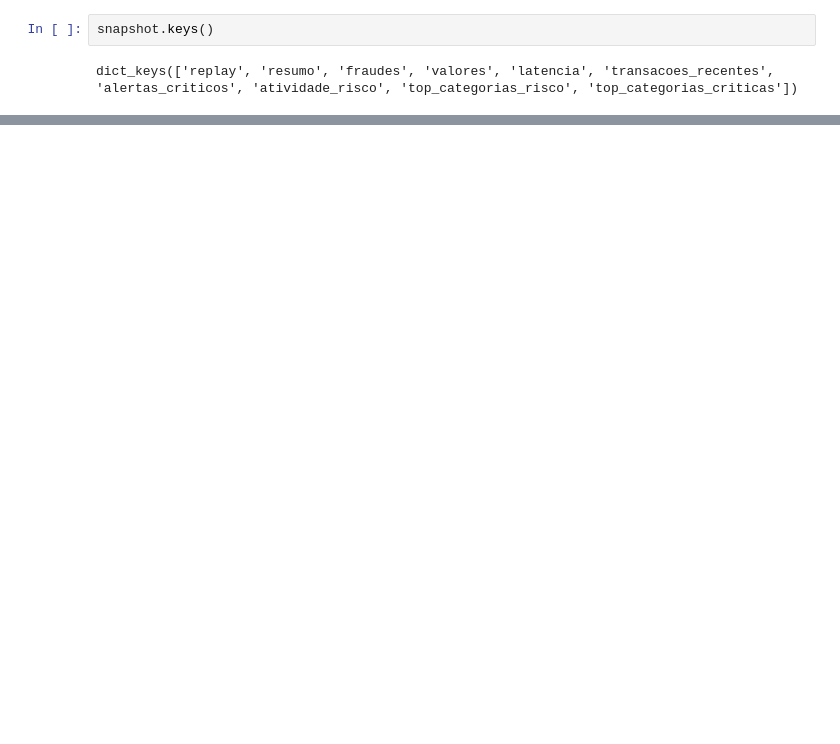
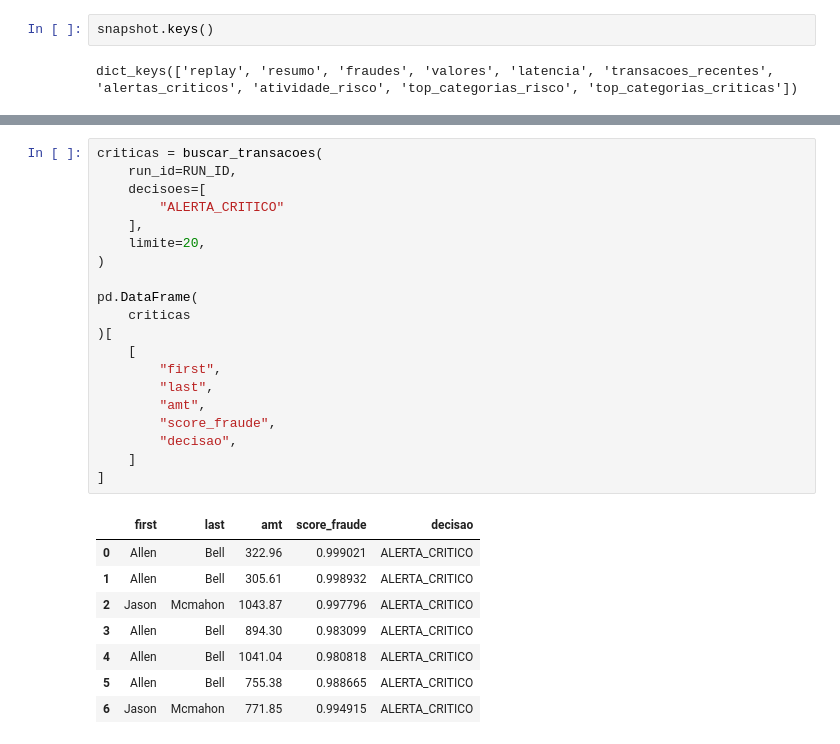
Before and after one commit to lucao-py/ccard_fraud_ml, a Jupyter notebook: notebooks/09. Replay Temporal.ipynb, the cells around one changed output, grey strips where cells are left out. Cells and saved outputs as stored; diff of their text form; blank space fills up the shorter version.

```diff
--- a/notebooks/09. Replay Temporal.ipynb
+++ b/notebooks/09. Replay Temporal.ipynb
@@ -406,0 +467,29 @@ dict_keys(['replay', 'resumo', 'fraudes', 'valores', 'latencia', 'transacoes_rec
+# %%
+criticas = buscar_transacoes(
+    run_id=RUN_ID,
+    decisoes=[
+        "ALERTA_CRITICO"
+    ],
+    limite=20,
+)
+
+pd.DataFrame(
+    criticas
+)[
+    [
+        "first",
+        "last",
+        "amt",
+        "score_fraude",
+        "decisao",
+    ]
+]
+# %% [output]
+|  | first | last | amt | score_fraude | decisao |
+| 0 | Allen | Bell | 322.96 | 0.999021 | ALERTA_CRITICO |
+| 1 | Allen | Bell | 305.61 | 0.998932 | ALERTA_CRITICO |
+| 2 | Jason | Mcmahon | 1043.87 | 0.997796 | ALERTA_CRITICO |
+| 3 | Allen | Bell | 894.30 | 0.983099 | ALERTA_CRITICO |
+| 4 | Allen | Bell | 1041.04 | 0.980818 | ALERTA_CRITICO |
+| 5 | Allen | Bell | 755.38 | 0.988665 | ALERTA_CRITICO |
+| 6 | Jason | Mcmahon | 771.85 | 0.994915 | ALERTA_CRITICO |
```
Also changed, not shown: parts of 11 cells of this notebook, 5 other files.
